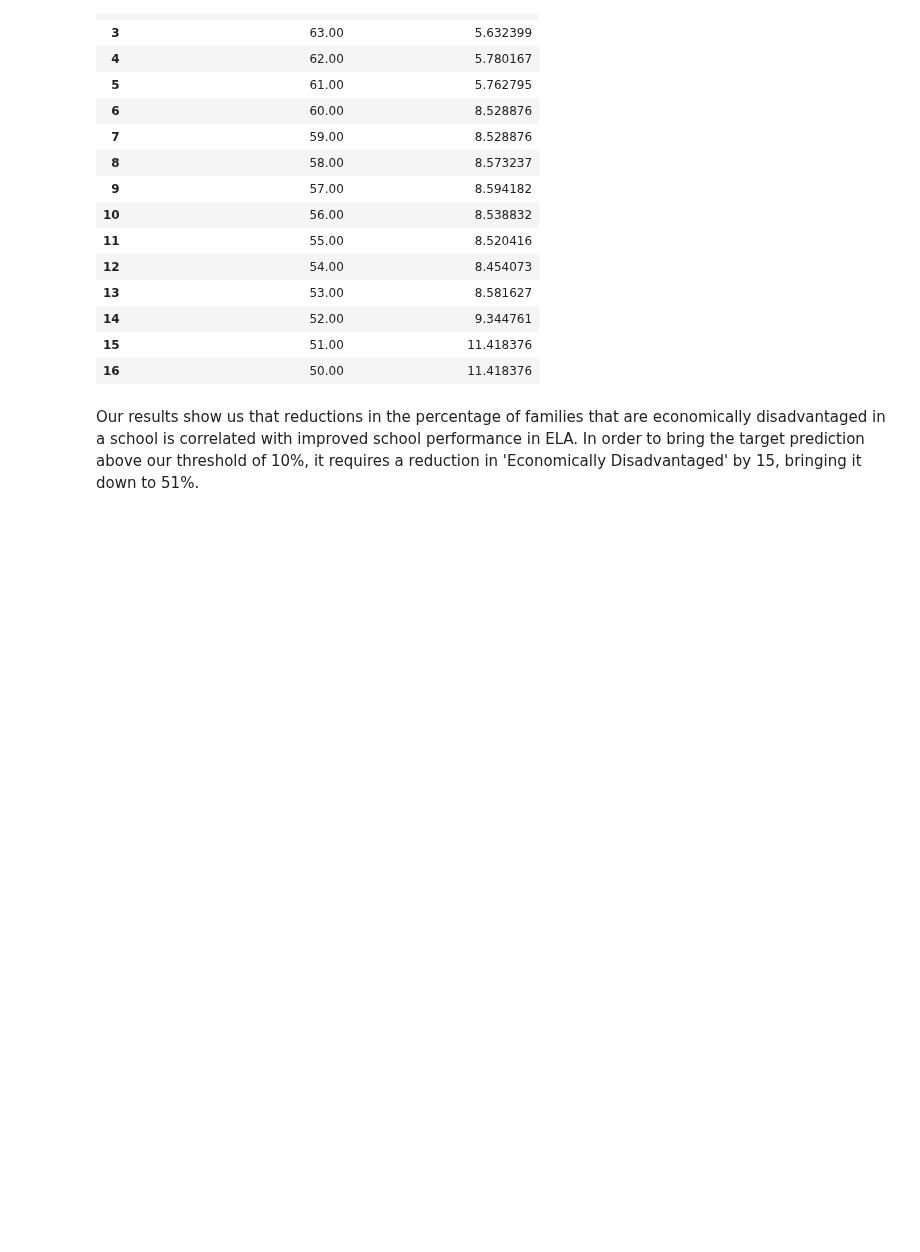
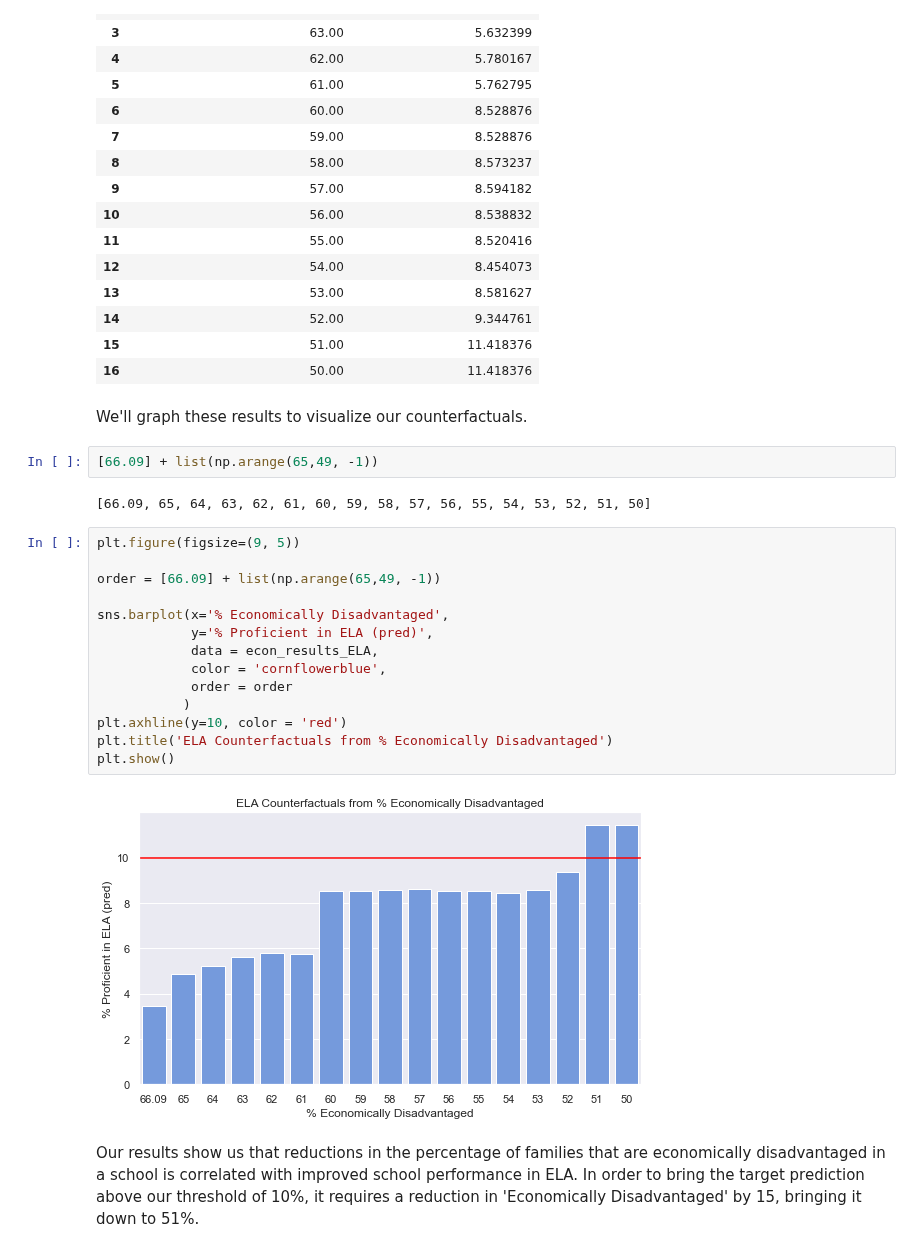
Before and after one commit to cchung106/Capstone-Three, a Jupyter notebook: Notebooks/04_modeling_pt2.ipynb, the cells around one changed output. Drawn from its saved outputs; the diff is of its cells as text; blank space fills up the shorter version.

```diff
--- a/Notebooks/04_modeling_pt2.ipynb
+++ b/Notebooks/04_modeling_pt2.ipynb
@@ -265,6 +270,28 @@ econ_results_ELA
 | 14 | 52.00 | 9.344761 |
 | 15 | 51.00 | 11.418376 |
 | 16 | 50.00 | 11.418376 |
+# %% [markdown]
+We'll graph these results to visualize our counterfactuals.
+# %%
+[66.09] + list(np.arange(65,49, -1))
+# %% [output]
+[66.09, 65, 64, 63, 62, 61, 60, 59, 58, 57, 56, 55, 54, 53, 52, 51, 50]
+# %%
+plt.figure(figsize=(9, 5))
+
+order = [66.09] + list(np.arange(65,49, -1))
+
+sns.barplot(x='% Economically Disadvantaged',
+            y='% Proficient in ELA (pred)',
+            data = econ_results_ELA,
+            color = 'cornflowerblue',
+            order = order
+           )
+plt.axhline(y=10, color = 'red')
+plt.title('ELA Counterfactuals from % Economically Disadvantaged')
+plt.show()
+# %% [output]
+[figure, added]
 # %% [markdown]
 Our results show us that reductions in the percentage of families that are economically disadvantaged in a school is correlated with improved school performance in ELA.  In order to bring the target prediction above our threshold of 10%, it requires a reduction in 'Economically Disadvantaged' by 15, bringing it down to 51%.
 # %% [markdown]
```
Also changed, not shown: parts of 13 cells of this notebook.
